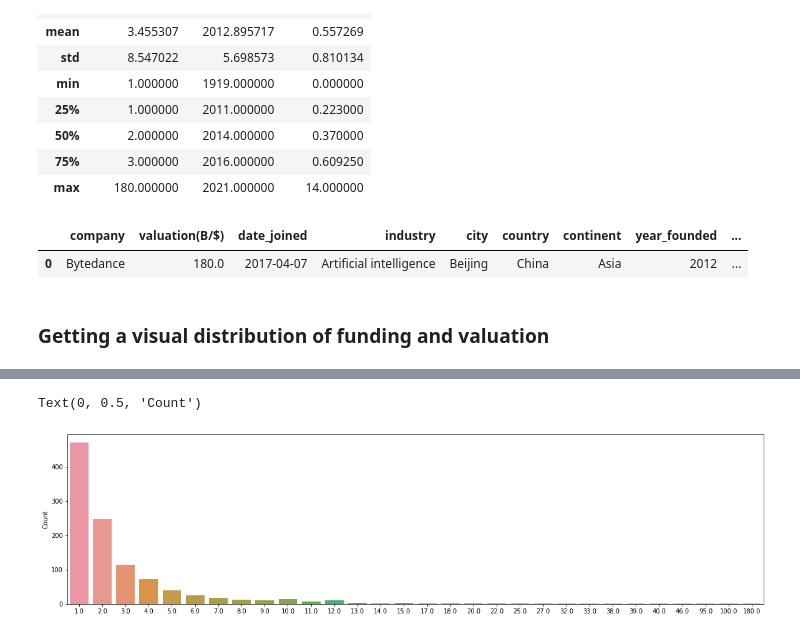
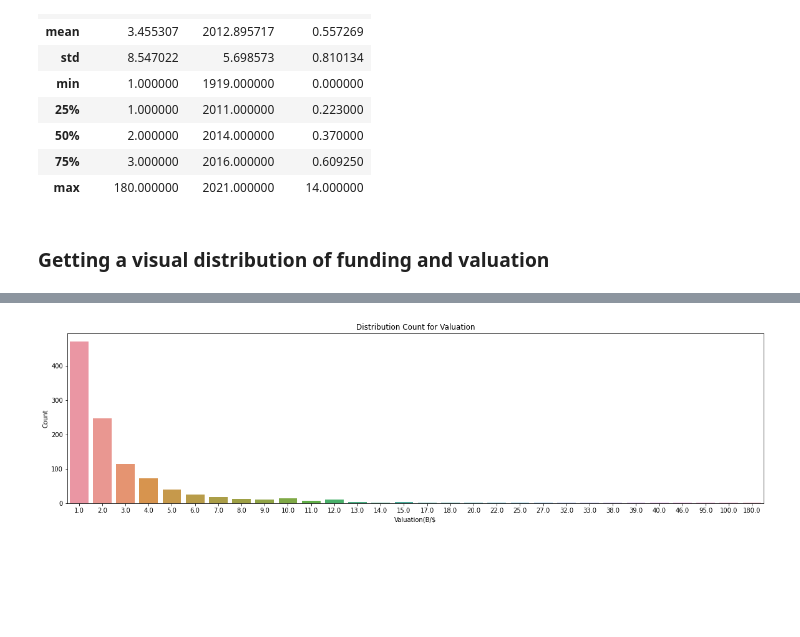
Before and after one commit to idowujames/unicorn-companies, a Jupyter notebook: Unicorn_Companies.ipynb, the cells around one changed output, grey strips where cells are left out. Cells and saved outputs as stored; diff of their text form; code cells hidden in the pictures; blank space fills up the shorter version.

```diff
--- a/Unicorn_Companies.ipynb
+++ b/Unicorn_Companies.ipynb
@@ -238,26 +240,20 @@ df.describe()
 | 50% | 2.000000 | 2014.000000 | 0.370000 |
 | 75% | 3.000000 | 2016.000000 | 0.609250 |
 | max | 180.000000 | 2021.000000 | 14.000000 |
-# %%
-df[df['valuation(B/$)'] == 180]
-# %% [output]
-|  | company | valuation(B/$) | date_joined | industry | city | country | continent | year_founded | ... |
-| 0 | Bytedance | 180.0 | 2017-04-07 | Artificial intelligence | Beijing | China | Asia | 2012 | ... |
 # %% [markdown]
 ### Getting a visual distribution of funding and valuation
 # %%
 plt.rcParams["figure.figsize"] = (20, 5)
 
 sns.countplot(x= 'valuation(B/$)', data = df)
 
-plt.title('')
-plt.xlabel('')
-plt.ylabel('Count')
+plt.title('Distribution Count for Valuation')
+plt.xlabel('Valuation(B/$')
+plt.ylabel('Count');
 # %% [output]
 [interactive output not drawn]
 [interactive output not drawn]
 [interactive output not drawn]
 [interactive output not drawn]
 [interactive output not drawn]
-Text(0, 0.5, 'Count')
-[figure, old version]
+[figure, new version]
```
Also changed, not shown: parts of 4 cells of this notebook.
